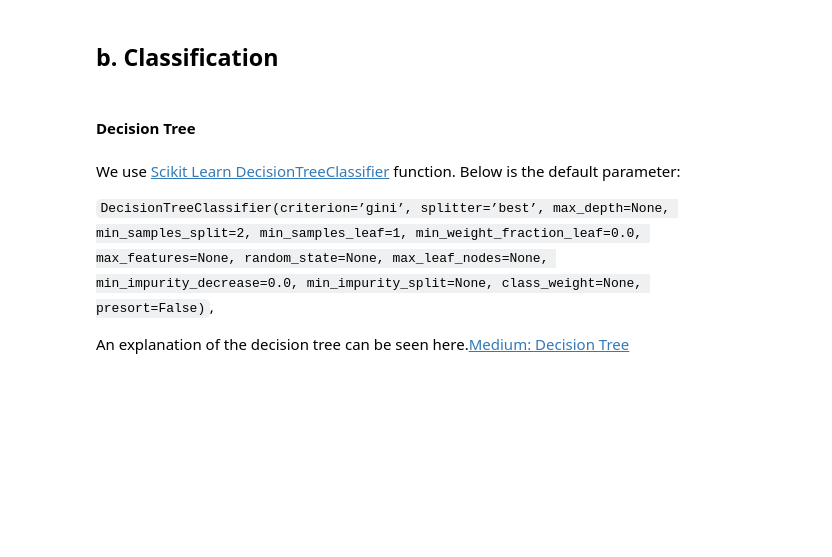
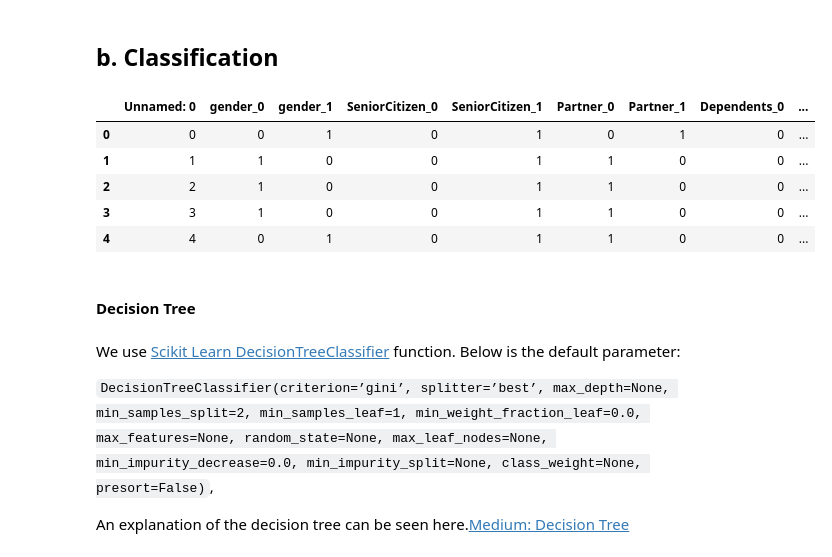
Before and after one commit to dianrdn/rc-dataanalytic, a Jupyter notebook: Machine_Learning_(Supervised_&_Unsupervised_Learning).ipynb, the cells around one changed output. Saved outputs shown, nothing was run; the diff lists cells and outputs as text; code cells hidden in the pictures; blank space fills up the shorter version.

```diff
--- a/Machine_Learning_(Supervised_&_Unsupervised_Learning).ipynb
+++ b/Machine_Learning_(Supervised_&_Unsupervised_Learning).ipynb
@@ -71,13 +81,20 @@ plt.show()
 # %%
 # Import Library
 import pandas as pd
 
 #Import the files to Google Colab
-url = 'https://raw.githubusercontent.com/rc-dbe/bigdatacertification/master/dataset/churn_trasnsformed_new.csv'
-df_csv = pd.read_csv(url, sep=',',)
+url = 'https://raw.githubusercontent.com/dianrdn/rc-dataanalytic/master/dataset/churn_trasnsformed_new.csv'
+df_csv = pd.read_csv(url, sep=',')
 
 # Show 10 first Row
 df_csv.head()
+# %% [output]
+|  | Unnamed: 0 | gender_0 | gender_1 | SeniorCitizen_0 | SeniorCitizen_1 | Partner_0 | Partner_1 | Dependents_0 | ... |
+| 0 | 0 | 0 | 1 | 0 | 1 | 0 | 1 | 0 | ... |
+| 1 | 1 | 1 | 0 | 0 | 1 | 1 | 0 | 0 | ... |
+| 2 | 2 | 1 | 0 | 0 | 1 | 1 | 0 | 0 | ... |
+| 3 | 3 | 1 | 0 | 0 | 1 | 1 | 0 | 0 | ... |
+| 4 | 4 | 0 | 1 | 0 | 1 | 1 | 0 | 0 | ... |
 # %%
 # Remove "Unnamed:O" Coloumn
 df = df_csv.drop("Unnamed: 0", axis=1)
```
Also changed, not shown: parts of 13 cells of this notebook.
